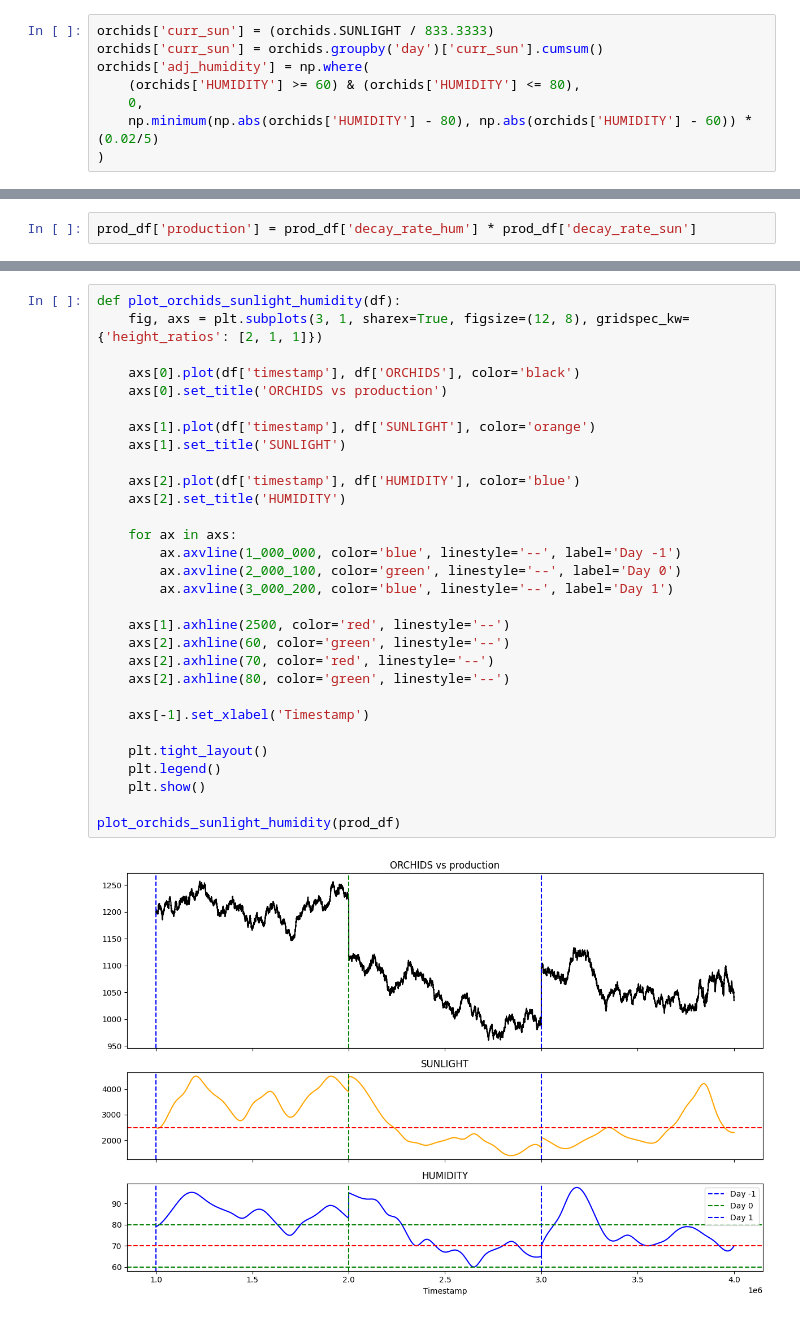
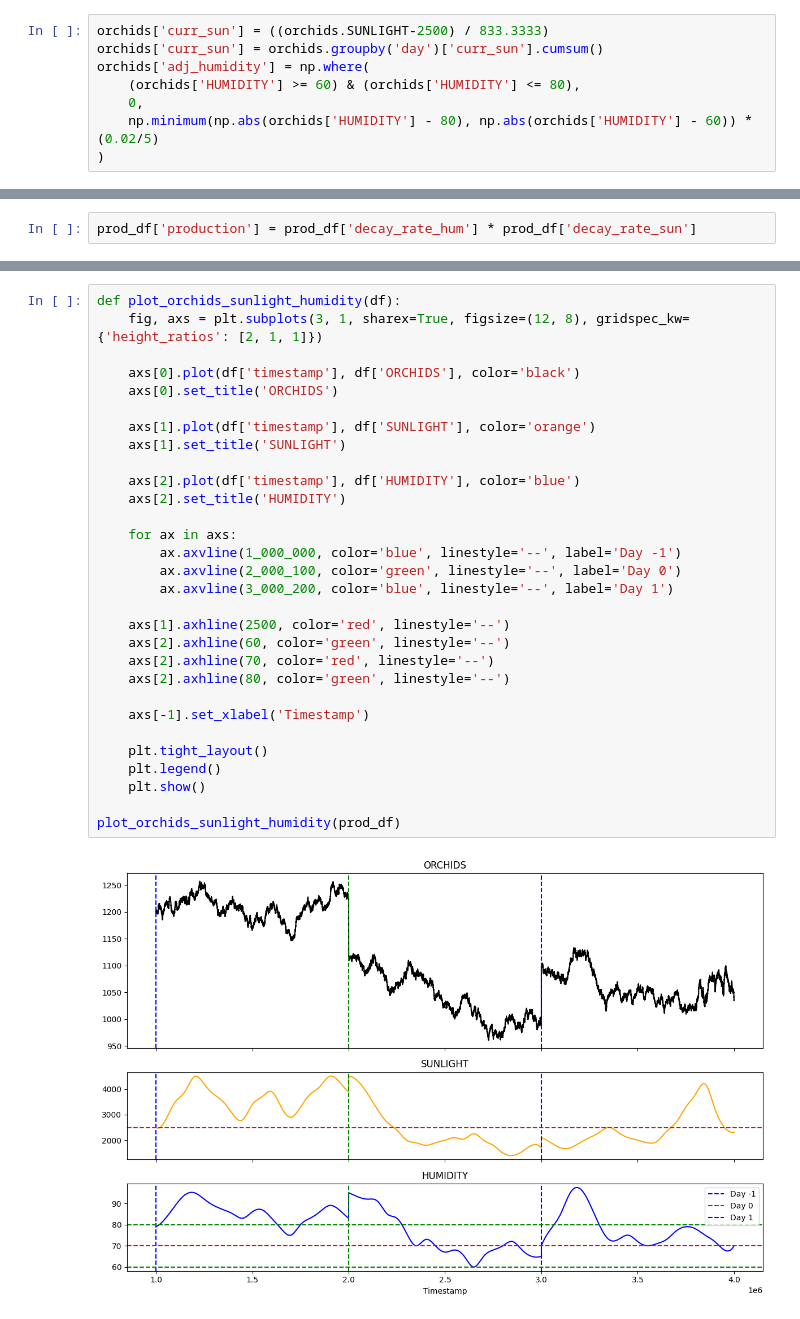
Before and after one commit to felixpoirier1/Prosperity, a Jupyter notebook: test.ipynb, the cells around one changed output, grey strips where cells are left out. Saved outputs shown, nothing was run; the diff lists cells and outputs as text.

```diff
--- a/test.ipynb
+++ b/test.ipynb
@@ -1792,7 +1792,7 @@ de_r2 = de.DataEngine('data2024')
 data_r2 = de_r2.data
 orchids = data_r2['round_2']['price_df']
 # %%
-orchids['curr_sun'] = (orchids.SUNLIGHT / 833.3333)
+orchids['curr_sun'] = ((orchids.SUNLIGHT-2500) / 833.3333)
 orchids['curr_sun'] = orchids.groupby('day')['curr_sun'].cumsum()
 orchids['adj_humidity'] = np.where(
     (orchids['HUMIDITY'] >= 60) & (orchids['HUMIDITY'] <= 80),
@@ -1838,32 +1870,32 @@ prod_df['production'] = prod_df['decay_rate_hum'] * prod_df['decay_rate_sun']
 # %%
 def plot_orchids_sunlight_humidity(df):
     fig, axs = plt.subplots(3, 1, sharex=True, figsize=(12, 8), gridspec_kw={'height_ratios': [2, 1, 1]})
 
     axs[0].plot(df['timestamp'], df['ORCHIDS'], color='black')
-    axs[0].set_title('ORCHIDS vs production')
+    axs[0].set_title('ORCHIDS')
 
     axs[1].plot(df['timestamp'], df['SUNLIGHT'], color='orange')
     axs[1].set_title('SUNLIGHT')
 
     axs[2].plot(df['timestamp'], df['HUMIDITY'], color='blue')
     axs[2].set_title('HUMIDITY')
 
     for ax in axs:
         ax.axvline(1_000_000, color='blue', linestyle='--', label='Day -1')
         ax.axvline(2_000_100, color='green', linestyle='--', label='Day 0')
         ax.axvline(3_000_200, color='blue', linestyle='--', label='Day 1')
 
     axs[1].axhline(2500, color='red', linestyle='--')
     axs[2].axhline(60, color='green', linestyle='--')
     axs[2].axhline(70, color='red', linestyle='--')
     axs[2].axhline(80, color='green', linestyle='--')
 
     axs[-1].set_xlabel('Timestamp')
 
     plt.tight_layout()
     plt.legend()
     plt.show()
 
 plot_orchids_sunlight_humidity(prod_df)
 # %% [output]
-[figure, old version]
+[figure, new version]
```
Also changed, not shown: parts of 35 cells of this notebook.
